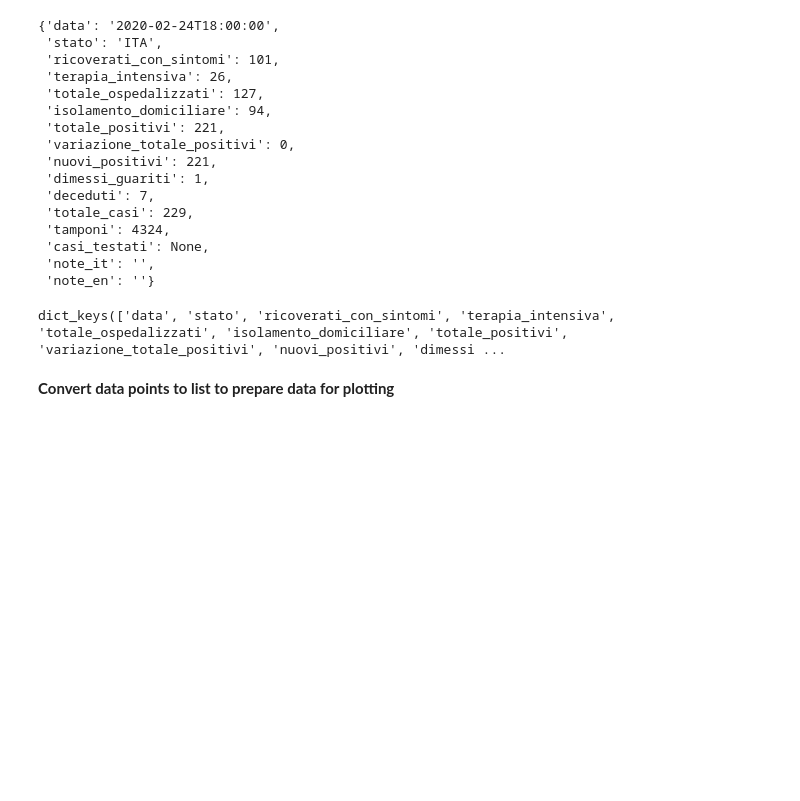
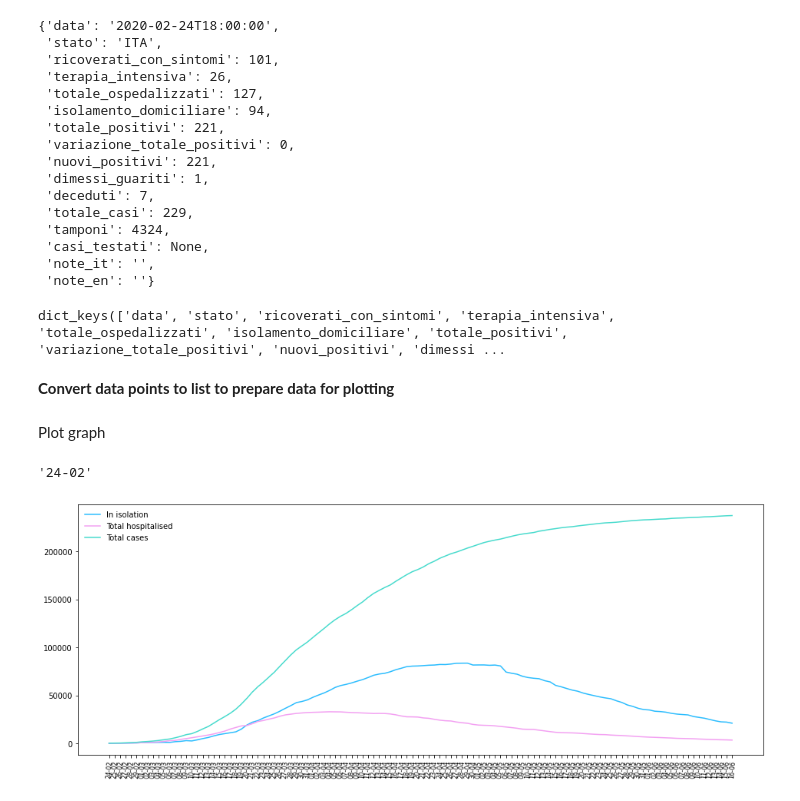
Before and after one commit to idazucchi/BDP2_mid-term, a Jupyter notebook: work/Covid19_graph_generation.ipynb, the cells around one changed output. Saved outputs shown, nothing was run; the diff lists cells and outputs as text; code cells hidden in the pictures; blank space fills up the shorter version.

Commit message:
produced code Covid19_graph_generation.ipynb 	new file   work/where.png

```diff
--- a/work/Covid19_graph_generation.ipynb
+++ b/work/Covid19_graph_generation.ipynb
@@ -62,3 +61,27 @@ hospitalised = [el['ricoverati_con_sintomi'] for el in json_data]
 tot_cases = [el['totale_casi'] for el in json_data]
 
 #print(len(dates))
+# %% [markdown]
+Plot graph
+# %%
+clean_dates = []
+for el in dates:
+    d = el.split(':')[0].split('-')[1:3]
+    day = d[1][0:2]+'-'+d[0]
+    clean_dates.append(day)
+clean_dates[0]
+# %% [output]
+'24-02'
+# %%
+fig = plt.figure(figsize=(16,6))
+ax = fig.add_subplot(1, 1, 1)
+plt.plot(dates,isolation, label='In isolation')
+plt.plot(dates,tot_hospitalised, label='Total hospitalised')
+plt.plot(dates,tot_cases, label='Total cases')
+ax.set_xticklabels(clean_dates, fontsize=8)
+plt.xticks(rotation=85)
+plt.legend()
+plt.legend(frameon=False)
+plt.show()
+# %% [output]
+[figure, added]
```
Also changed, not shown: parts of 4 cells of this notebook, 1 other file.
